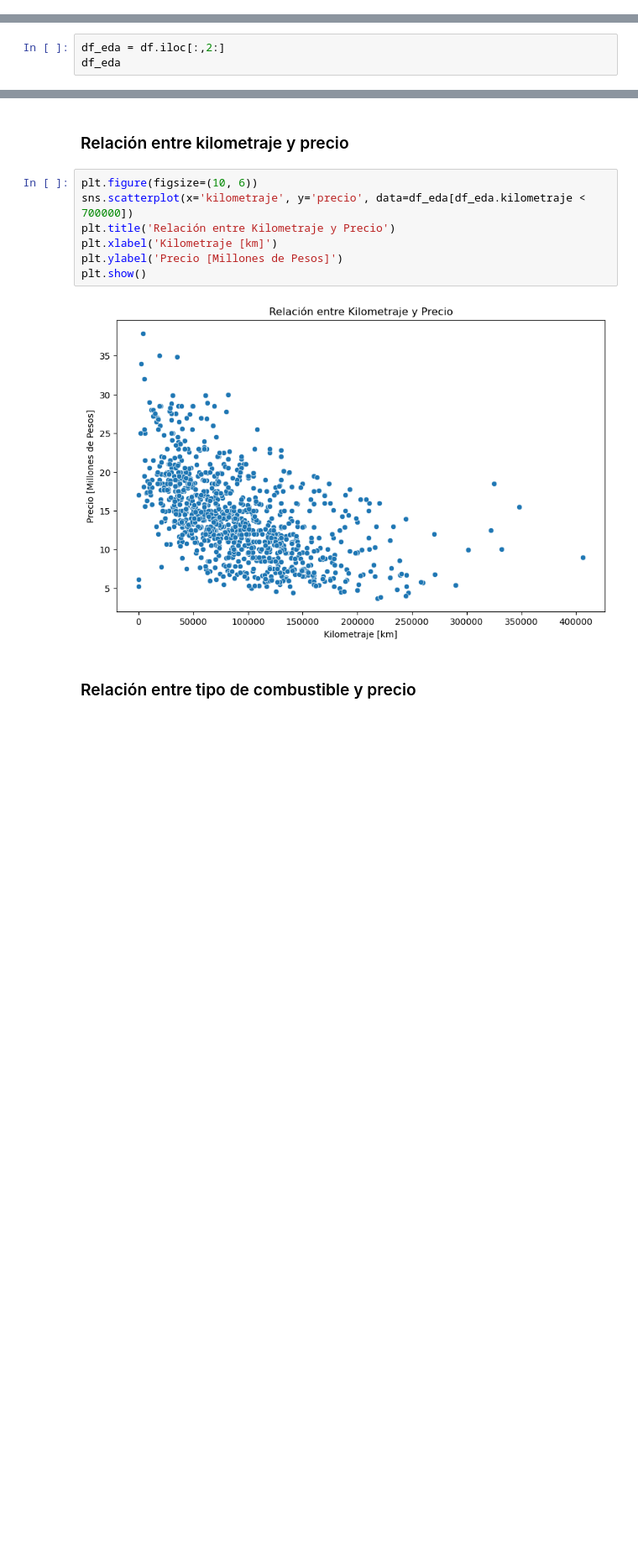
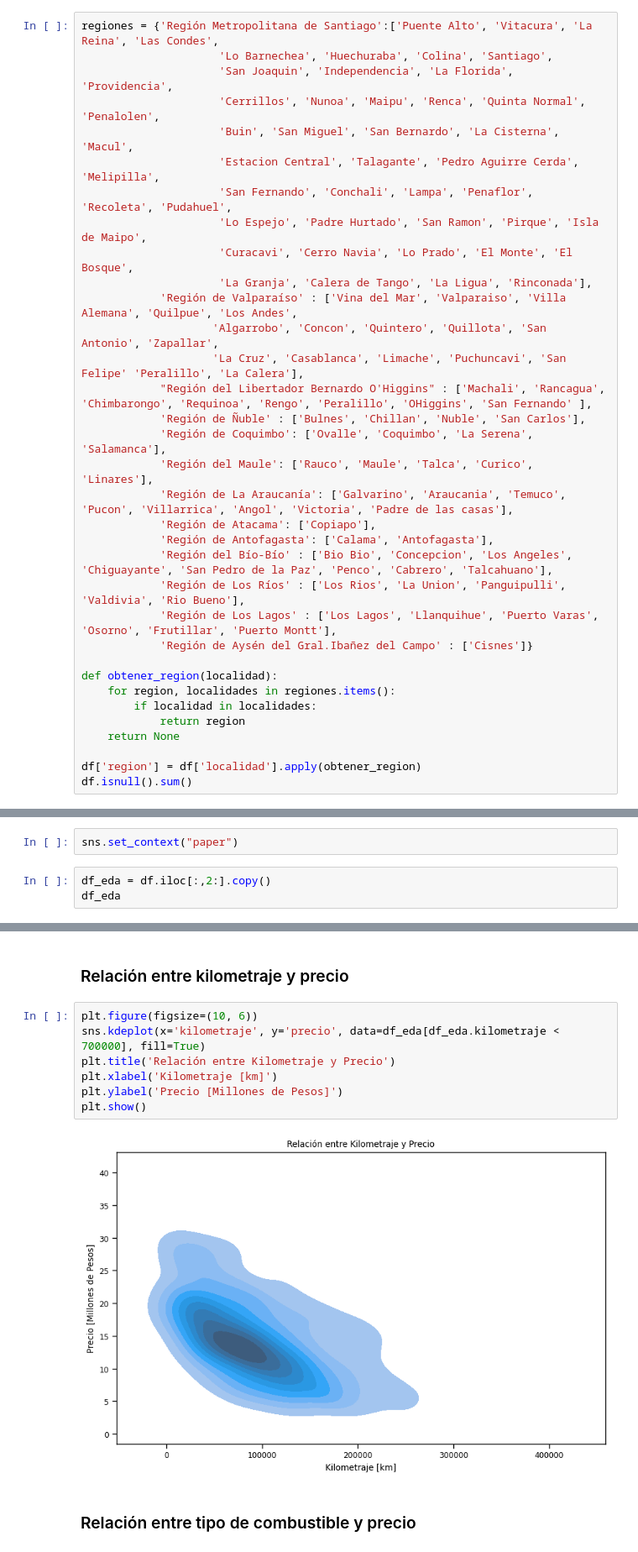
Before and after one commit to rodeskylite/CompraVentaAutos, a Jupyter notebook: notebooks/ProyectoIntegrado.ipynb, the cells around one changed output, grey strips where cells are left out. Shown at 84% size. Drawn from its saved outputs; the diff is of its cells as text; blank space fills up the shorter version.

```diff
--- a/notebooks/ProyectoIntegrado.ipynb
+++ b/notebooks/ProyectoIntegrado.ipynb
@@ -94,3 +115,37 @@ df
 | 1010 | https://www.chileautos.cl/vehicul... | 2021 Mazda Cx-5 2.0 Skyactiv R Auto | MAZDA | CX-5 | 2.0 | Bencina | 27500 | Automatica | 19.75 | ... |
 | 1011 | https://www.chileautos.cl/vehicul... | MAZDA 3 2018 NEW 2.0 | NaN | NaN | NaN | Bencina | 87265 | Manual | 9.99 | ... |
 1011 rows × 12 columns
+# %%
+regiones = {'Región Metropolitana de Santiago':['Puente Alto', 'Vitacura', 'La Reina', 'Las Condes',
+                     'Lo Barnechea', 'Huechuraba', 'Colina', 'Santiago',
+                     'San Joaquin', 'Independencia', 'La Florida', 'Providencia',
+                     'Cerrillos', 'Nunoa', 'Maipu', 'Renca', 'Quinta Normal', 'Penalolen',
+                     'Buin', 'San Miguel', 'San Bernardo', 'La Cisterna', 'Macul',
+                     'Estacion Central', 'Talagante', 'Pedro Aguirre Cerda', 'Melipilla',
+                     'San Fernando', 'Conchali', 'Lampa', 'Penaflor', 'Recoleta', 'Pudahuel',
+                     'Lo Espejo', 'Padre Hurtado', 'San Ramon', 'Pirque', 'Isla de Maipo',
+                     'Curacavi', 'Cerro Navia', 'Lo Prado', 'El Monte', 'El Bosque',
+                     'La Granja', 'Calera de Tango', 'La Ligua', 'Rinconada'],
+            'Región de Valparaíso' : ['Vina del Mar', 'Valparaiso', 'Villa Alemana', 'Quilpue', 'Los Andes',
+                    'Algarrobo', 'Concon', 'Quintero', 'Quillota', 'San Antonio', 'Zapallar',
+                    'La Cruz', 'Casablanca', 'Limache', 'Puchuncavi', 'San Felipe' 'Peralillo', 'La Calera'],
+            "Región del Libertador Bernardo O'Higgins" : ['Machali', 'Rancagua', 'Chimbarongo', 'Requinoa', 'Rengo', 'Peralillo', 'OHiggins', 'San Fernando' ],
+            'Región de Ñuble' : ['Bulnes', 'Chillan', 'Nuble', 'San Carlos'],
+            'Región de Coquimbo': ['Ovalle', 'Coquimbo', 'La Serena', 'Salamanca'],
+            'Región del Maule': ['Rauco', 'Maule', 'Talca', 'Curico', 'Linares'],
+            'Región de La Araucanía': ['Galvarino', 'Araucania', 'Temuco', 'Pucon', 'Villarrica', 'Angol', 'Victoria', 'Padre de las casas'],
+            'Región de Atacama': ['Copiapo'],
+            'Región de Antofagasta': ['Calama', 'Antofagasta'],
+            'Región del Bío-Bío' : ['Bio Bio', 'Concepcion', 'Los Angeles', 'Chiguayante', 'San Pedro de la Paz', 'Penco', 'Cabrero', 'Talcahuano'],
+            'Región de Los Ríos' : ['Los Rios', 'La Union', 'Panguipulli', 'Valdivia', 'Rio Bueno'],
+            'Región de Los Lagos' : ['Los Lagos', 'Llanquihue', 'Puerto Varas', 'Osorno', 'Frutillar', 'Puerto Montt'],
+            'Región de Aysén del Gral.Ibañez del Campo' : ['Cisnes']}
+
+def obtener_region(localidad):
+    for region, localidades in regiones.items():
+        if localidad in localidades:
+            return region
+    return None
+
+df['region'] = df['localidad'].apply(obtener_region)
+df.isnull().sum()
@@ -97,5 +168,7 @@ df
+# %%
+sns.set_context("paper")
 # %%
-df_eda = df.iloc[:,2:]
+df_eda = df.iloc[:,2:].copy()
 df_eda
 # %% [output]
 |  | marca | modelo | motor | combustible | kilometraje | transmision | precio | localidad | region | ... |
@@ -136,13 +221,13 @@ plt.show()
 ### Relación entre kilometraje y precio
 # %%
 plt.figure(figsize=(10, 6))
-sns.scatterplot(x='kilometraje', y='precio', data=df_eda[df_eda.kilometraje < 700000])
+sns.kdeplot(x='kilometraje', y='precio', data=df_eda[df_eda.kilometraje < 700000], fill=True)
 plt.title('Relación entre Kilometraje y Precio')
 plt.xlabel('Kilometraje [km]')
 plt.ylabel('Precio [Millones de Pesos]')
 plt.show()
 # %% [output]
-[figure, old version]
+[figure, new version]
 # %% [markdown]
 ### Relación entre tipo de combustible y precio
 # %%
```
Also changed, not shown: parts of 51 cells of this notebook.
